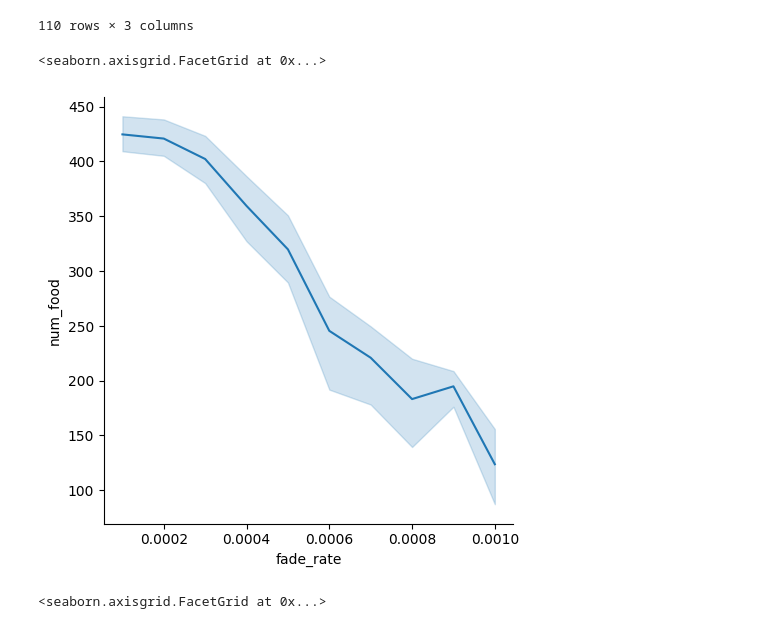
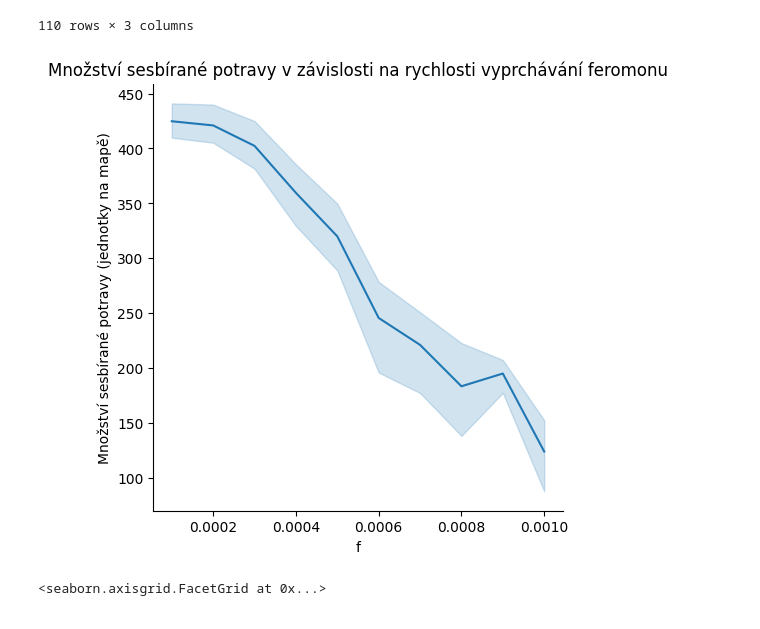
Before and after one commit to dbeinhauer/ant_colony_model, a Jupyter notebook: plot_creator.ipynb, the cells around one changed output. Saved outputs shown, nothing was run; the diff lists cells and outputs as text; code cells hidden in the pictures.

Commit message:
Creating layout images

```diff
--- a/plot_creator.ipynb
+++ b/plot_creator.ipynb
@@ -141,17 +145,21 @@ grid_search_2_data
 | 109 | 0.0010 | 1.0 | 17 |
 110 rows × 3 columns
 # %%
-sns.relplot(
+g = sns.relplot(
     data=grid_search_2_data,
     x="fade_rate",
     y="num_food",
     # hue="difusion_rate",
     # aspect=2,
     kind="line",
-)
+).set(title="Množství sesbírané potravy v závislosti na rychlosti vyprchávání feromonu")
+
+g.set_xlabels("f")
+g.set_ylabels("Množství sesbírané potravy (jednotky na mapě)")
+
+plt.savefig('template1/images/grid_search_2_fade.pdf', bbox_inches='tight')
 # %% [output]
-<seaborn.axisgrid.FacetGrid at 0x...>
-[figure, old version]
+[figure, new version]
 # %%
 sns.relplot(
     data=grid_search_2_data,
```
Also changed, not shown: parts of 5 cells of this notebook, 2 other files.
